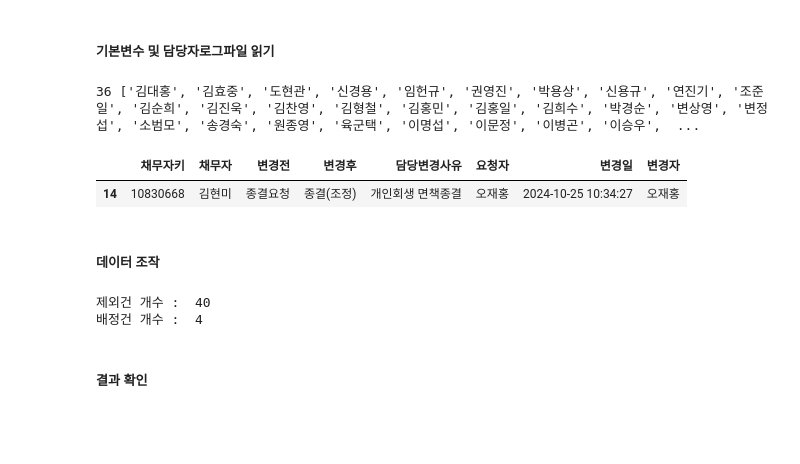
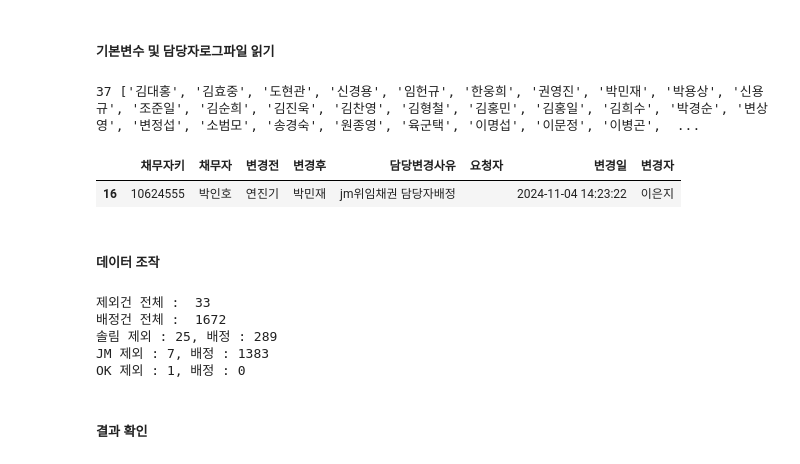
Before and after one commit to jbmyou/python_work, a Jupyter notebook: fileNaming/자산관리/담당자변경.ipynb, the cells around one changed output. Drawn from its saved outputs; the diff is of its cells as text; code cells hidden in the pictures; blank space fills up the shorter version.

```diff
--- a/fileNaming/자산관리/담당자변경.ipynb
+++ b/fileNaming/자산관리/담당자변경.ipynb
@@ -42,41 +42,41 @@ def 키워드로파일명찾기_last(폴더:str, 포함키워드:str, 제외키
 # 주간 담당자로그 파일 읽기
 ######################################################################
 wd = r"D:\3.자산\기타 업무\담당자변경"
-기간 = "241022~241028"  # 전주 화요일 ~ 이번주 월요일
+기간 = "241029~241104"  # 전주 화요일 ~ 이번주 월요일
 # filename_log = "담당자로그_20241008_1029.xlsx"
 # 대성filename_log = "대성_담당자로그_20241008_1029.xlsx"
 # 사원 = "사원_20241008_1029.xlsx"
 ######################################################################
 # 사원파일 읽기
 전사원명단 = pd.read_excel(키워드로파일명찾기_last(wd, "사원"), dtype=str).fillna("")
     # 추심팀, 필요칼럼만 : 성명, 지점만
 사원_지점 = 전사원명단.query('부서=="추심"')[["사원성명", "지점"]].copy() # 사원키로 작업하는게 나으려나?
 
 
     # 대성 추가 #####################################################
 사원_지점.loc[len(사원_지점)] = ['권영진', 'JM신용정보']
-사원_지점.loc[len(사원_지점)] = ['연진기', 'JM신용정보']
+사원_지점.loc[len(사원_지점)] = ['박민재', 'JM신용정보']
 ####################################################################
 
 사원_지점.reset_index(drop=True, inplace=True)
 
     # 추심팀 이름만  리스트로
 추심팀 = 사원_지점.사원성명.tolist()
 print(len(추심팀), 추심팀)
 
 # 담당자 변경 로그 읽기
 log = pd.read_excel(키워드로파일명찾기_last(wd, "담당자", "대성"), dtype=debt_dtype).fillna("")
 대성log = pd.read_excel(키워드로파일명찾기_last(wd, "대성_담당자"), dtype=debt_dtype).fillna("")
     # 통합
 log = pd.concat([log, 대성log], axis=0)
 
     # 채무자키로 그룹화 : 변경일순으로 정렬되어 있으므로 순회하면 된다.
 log_grouped = log.groupby('채무자키')
 log_grouped.get_group(list(log_grouped.groups.keys())[0])
 # %% [output]
-36 ['김대홍', '김효중', '도현관', '신경용', '임헌규', '권영진', '박용상', '신용규', '연진기', '조준일', '김순희', '김진욱', '김찬영', '김형철', '김홍민', '김홍일', '김희수', '박경순', '변상영', '변정섭', '소범모', '송경숙', '원종영', '육군택', '이명섭', '이문정', '이병곤', '이승우',  ...
+37 ['김대홍', '김효중', '도현관', '신경용', '임헌규', '한웅희', '권영진', '박민재', '박용상', '신용규', '조준일', '김순희', '김진욱', '김찬영', '김형철', '김홍민', '김홍일', '김희수', '박경순', '변상영', '변정섭', '소범모', '송경숙', '원종영', '육군택', '이명섭', '이문정', '이병곤',  ...
 |  | 채무자키 | 채무자 | 변경전 | 변경후 | 담당변경사유 | 요청자 | 변경일 | 변경자 |
-| 14 | 10830668 | 김현미 | 종결요청 | 종결(조정) | 개인회생 면책종결 | 오재홍 | 2024-10-25 10:34:27 | 오재홍 |
+| 16 | 10624555 | 박인호 | 연진기 | 박민재 | jm위임채권 담당자배정 |  | 2024-11-04 14:23:22 | 이은지 |
 # %% [markdown]
 ##### 데이터 조작
 # %%
@@ -234,7 +234,10 @@ make_excel_file(솔림_제외건, 솔림_배정건).save(join(wd, "result", "솔
 make_excel_file(JM_제외건, JM_배정건).save(join(wd, "result", "JM_담당자변경_"+기간+".xlsx"))
 make_excel_file(OK_제외건, OK_배정건).save(join(wd, "result", "OK_담당자변경_"+기간+".xlsx"))
 # %% [output]
-제외건 개수 :  40
-배정건 개수 :  4
+제외건 전체 :  33
+배정건 전체 :  1672
+솔림 제외 : 25, 배정 : 289
+JM 제외 : 7, 배정 : 1383
+OK 제외 : 1, 배정 : 0
 # %% [markdown]
 ##### 결과 확인
```
Also changed, not shown: 4 other files.
